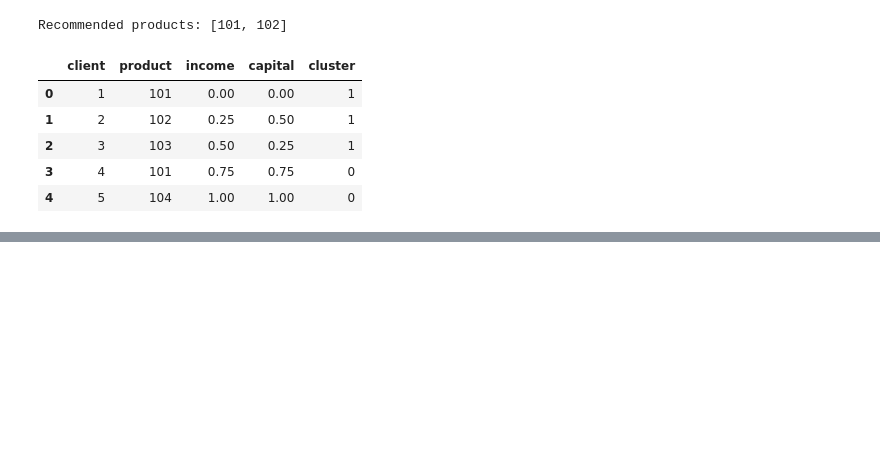
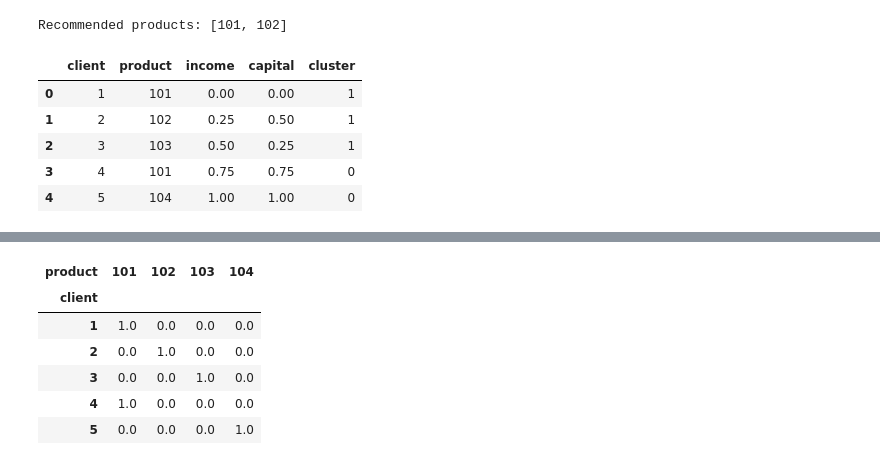
Before and after one commit to sathishmtech01/genQuiz, a Jupyter notebook: recommendationengine.ipynb, the cells around one changed output, grey strips where cells are left out. Cells and saved outputs as stored; diff of their text form; code cells hidden in the pictures; blank space fills up the shorter version.

```diff
--- a/recommendationengine.ipynb
+++ b/recommendationengine.ipynb
@@ -103,0 +166,10 @@ data
+# %%
+interaction_matrix
+# %% [output]
+| product | 101 | 102 | 103 | 104 |
+| client |  |  |  |  |
+| 1 | 1.0 | 0.0 | 0.0 | 0.0 |
+| 2 | 0.0 | 1.0 | 0.0 | 0.0 |
+| 3 | 0.0 | 0.0 | 1.0 | 0.0 |
+| 4 | 1.0 | 0.0 | 0.0 | 0.0 |
+| 5 | 0.0 | 0.0 | 0.0 | 1.0 |
```
Also changed, not shown: parts of 3 cells of this notebook.
